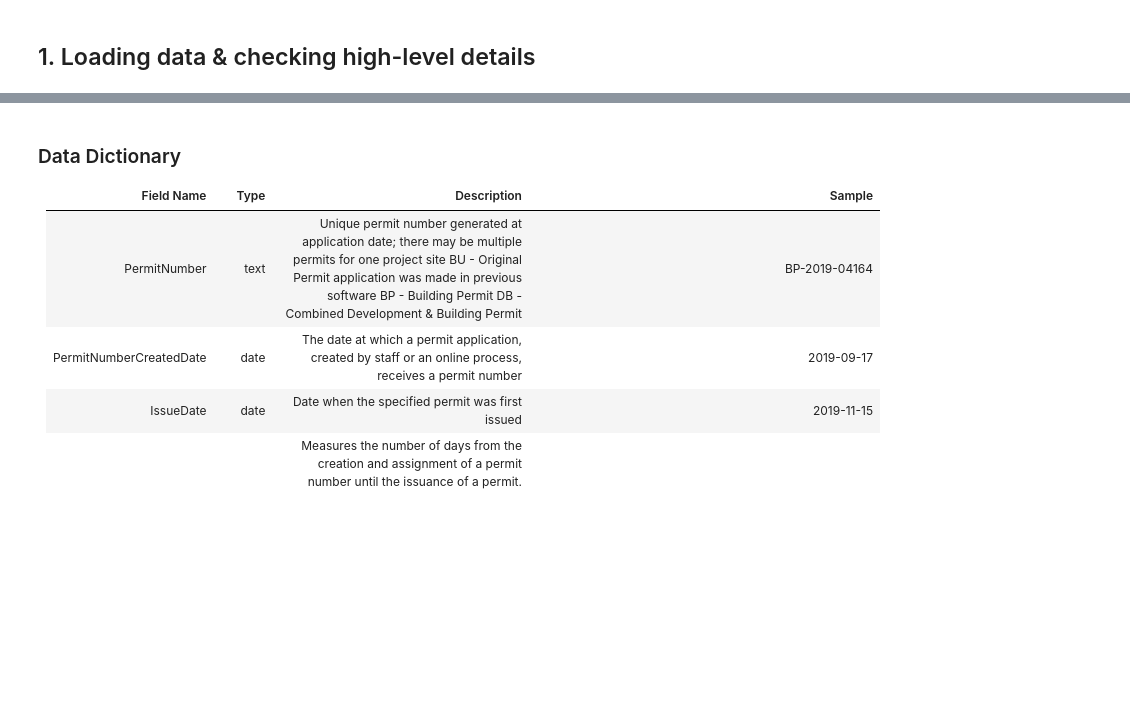
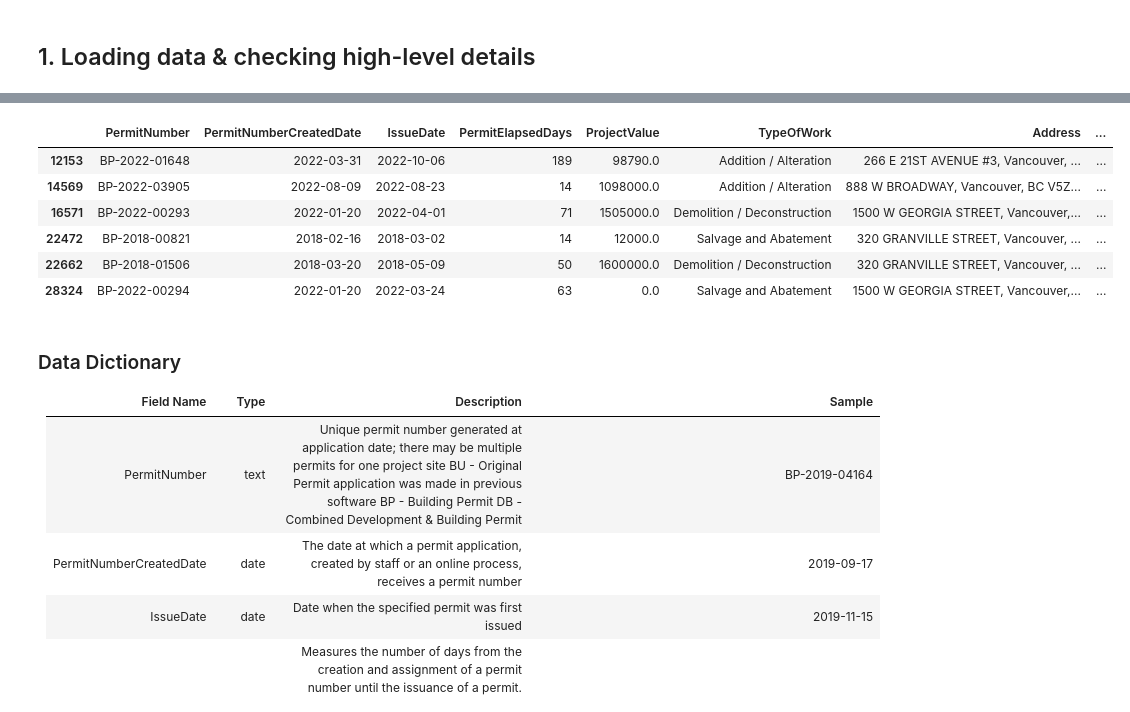
Before and after one commit to tmozgach/brainstation_capstone_building_permits, a Jupyter notebook: EDA_building_permits.ipynb, the cells around one changed output, grey strips where cells are left out. Saved outputs shown, nothing was run; the diff lists cells and outputs as text; code cells hidden in the pictures; blank space fills up the shorter version.

```diff
--- a/EDA_building_permits.ipynb
+++ b/EDA_building_permits.ipynb
@@ -60,3 +66,13 @@ df.head()
+# %%
+df[df["Applicant"].str.contains("Bosa")]
+# %% [output]
+|  | PermitNumber | PermitNumberCreatedDate | IssueDate | PermitElapsedDays | ProjectValue | TypeOfWork | Address | ... |
+| 12153 | BP-2022-01648 | 2022-03-31 | 2022-10-06 | 189 | 98790.0 | Addition / Alteration | 266 E 21ST AVENUE #3, Vancouver, ... | ... |
+| 14569 | BP-2022-03905 | 2022-08-09 | 2022-08-23 | 14 | 1098000.0 | Addition / Alteration | 888 W BROADWAY, Vancouver, BC V5Z... | ... |
+| 16571 | BP-2022-00293 | 2022-01-20 | 2022-04-01 | 71 | 1505000.0 | Demolition / Deconstruction | 1500 W GEORGIA STREET, Vancouver,... | ... |
+| 22472 | BP-2018-00821 | 2018-02-16 | 2018-03-02 | 14 | 12000.0 | Salvage and Abatement | 320 GRANVILLE STREET, Vancouver, ... | ... |
+| 22662 | BP-2018-01506 | 2018-03-20 | 2018-05-09 | 50 | 1600000.0 | Demolition / Deconstruction | 320 GRANVILLE STREET, Vancouver, ... | ... |
+| 28324 | BP-2022-00294 | 2022-01-20 | 2022-03-24 | 63 | 0.0 | Salvage and Abatement | 1500 W GEORGIA STREET, Vancouver,... | ... |
 # %% [markdown]
 ### Data Dictionary
 
```
Also changed, not shown: parts of 16 cells of this notebook, 1 other file.
